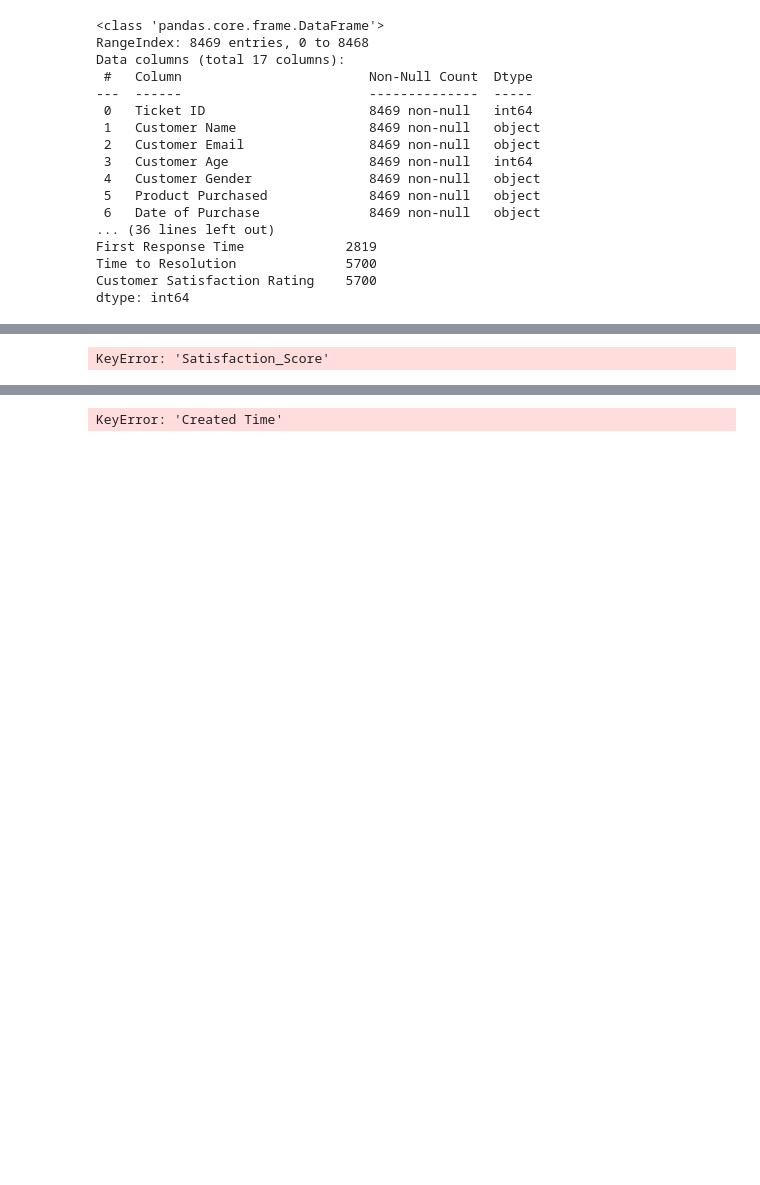
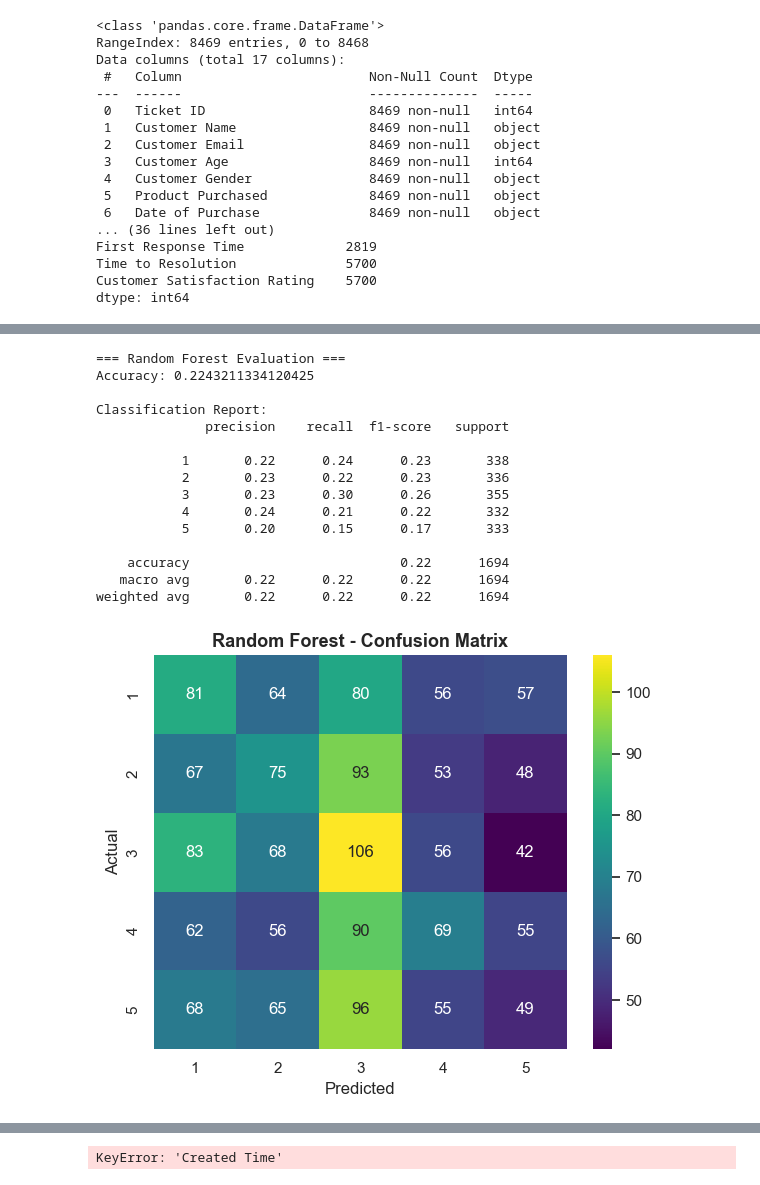
Before and after one commit to CCT-Dublin/capstone-project-feb-2024-pt-denissegarciavivolo, a Jupyter notebook: CA3_CapstoneProject_DenisseGarcia_Data1.ipynb, the cells around one changed output, grey strips where cells are left out. Saved outputs shown, nothing was run; the diff lists cells and outputs as text; code cells hidden in the pictures; blank space fills up the shorter version.

```diff
--- a/CA3_CapstoneProject_DenisseGarcia_Data1.ipynb
+++ b/CA3_CapstoneProject_DenisseGarcia_Data1.ipynb
@@ -708,26 +681,49 @@ KeyError: 'Month'
-# %%
-# 6. Machine Learning Models
-
-# Classification: Predict Satisfaction High/Low
-df['Satisfaction_Level'] = np.where(df['Satisfaction_Score'] >= 4, 1, 0)
-
-# Features and Target
-X = df[['Response_Time_Hours', 'Resolution_Time_Hours', 'Channel_Code', 'Hour', 'DayOfWeek', 'Month']]
-y = df['Satisfaction_Level']
-
-# Train-Test Split
-X_train, X_test, y_train, y_test = train_test_split(X, y, test_size=0.2, random_state=42)
-
-# Random Forest Classifier
-rfc = RandomForestClassifier()
-rfc.fit(X_train, y_train)
-y_pred_rfc = rfc.predict(X_test)
-
-# Metrics
-print(classification_report(y_test, y_pred_rfc))
-conf_matrix = confusion_matrix(y_test, y_pred_rfc)
-sns.heatmap(conf_matrix, annot=True, fmt='d')
-plt.title('Confusion Matrix - Random Forest')
-plt.show()
-# %% [output]
-KeyError: 'Satisfaction_Score'
+# %%
+# Machine Learning Models - Random Forest Classifier
+
+# Step 1: Initialize the Random Forest model
+rf_model = RandomForestClassifier(
+    n_estimators=100,       # Number of trees in the forest
+    max_depth=None,         # Let trees expand fully unless otherwise specified
+    random_state=42,        # Ensures reproducibility
+    class_weight='balanced' # Helps if target classes are imbalanced
+)
+
+# Step 2: Train the model
+rf_model.fit(X_train, y_train)
+
+# Step 3: Predict on test data
+y_pred_rf = rf_model.predict(X_test)
+
+# Step 4: Evaluate the model
+print("=== Random Forest Evaluation ===")
+print("Accuracy:", accuracy_score(y_test, y_pred_rf))
+print("\nClassification Report:")
+print(classification_report(y_test, y_pred_rf, zero_division=0))
+
+# Step 5: Confusion Matrix
+cm = confusion_matrix(y_test, y_pred_rf)
+plt.figure(figsize=(6, 5))
+sns.heatmap(cm, annot=True, fmt="d", cmap="viridis", xticklabels=[1, 2, 3, 4, 5], yticklabels=[1, 2, 3, 4, 5])
+plt.title("Random Forest - Confusion Matrix", fontsize=13, weight='bold')
+plt.xlabel("Predicted")
+plt.ylabel("Actual")
+plt.tight_layout()
+plt.show()
+# %% [output]
+=== Random Forest Evaluation ===
+Accuracy: 0.2243211334120425
+
+Classification Report:
+              precision    recall  f1-score   support
+
+           1       0.22      0.24      0.23       338
+           2       0.23      0.22      0.23       336
+           3       0.23      0.30      0.26       355
+           4       0.24      0.21      0.22       332
+           5       0.20      0.15      0.17       333
+
+    accuracy                           0.22      1694
+   macro avg       0.22      0.22      0.22      1694
+weighted avg       0.22      0.22      0.22      1694
+[figure, added]
```
Also changed, not shown: parts of 3 cells of this notebook, 1 other file.
